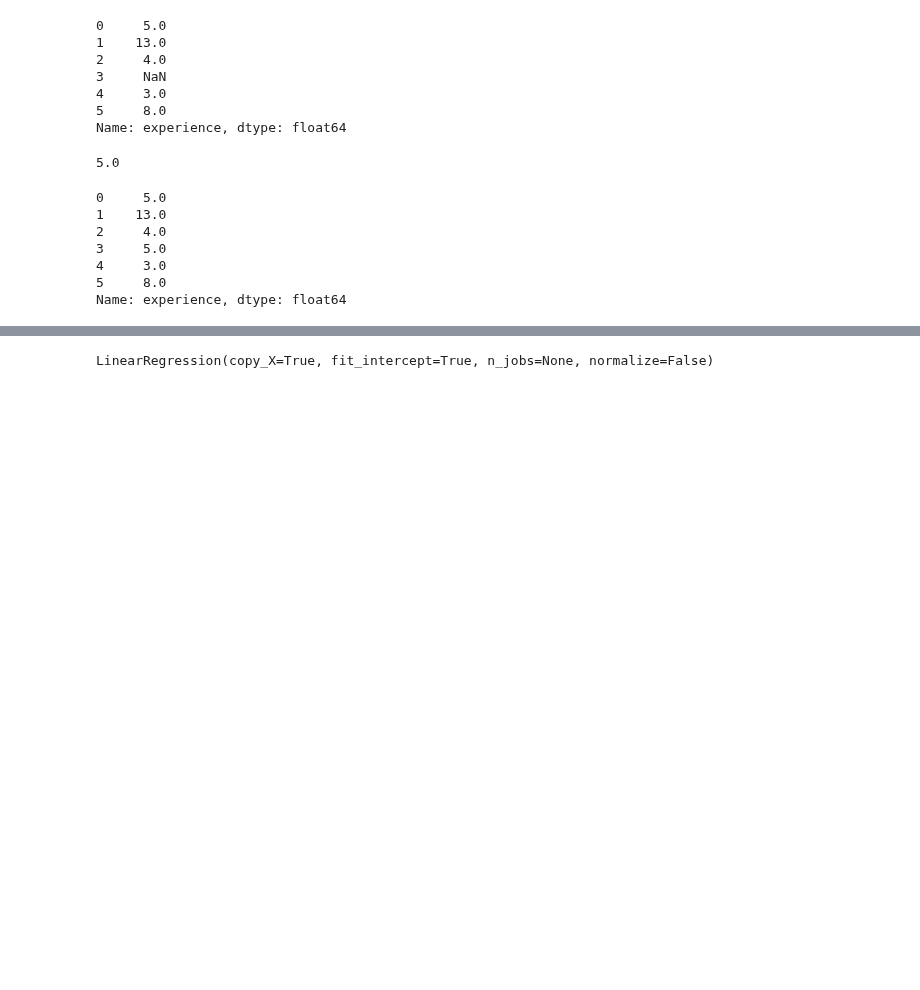
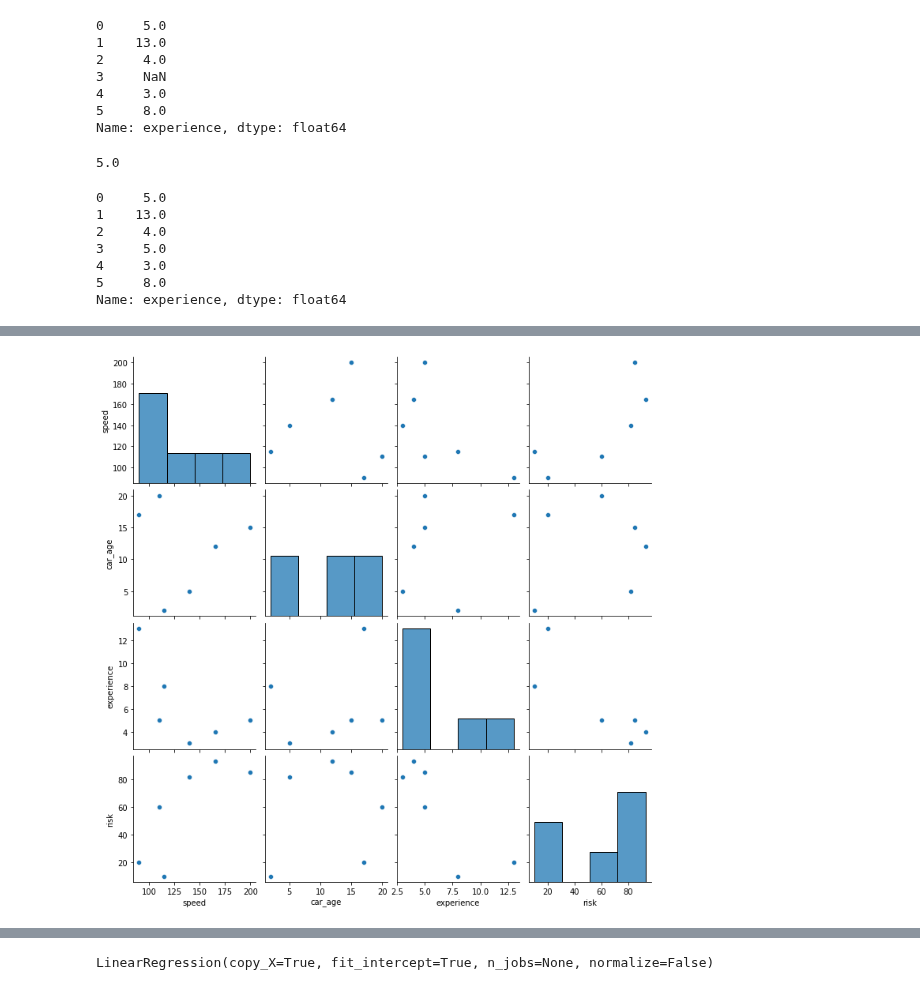
Before and after one commit to Void-Brain70/Machine_Learning, a Jupyter notebook: multivariable_linear_regression_withSK_Learn.ipynb, the cells around one changed output, grey strips where cells are left out. Drawn from its saved outputs; the diff is of its cells as text; code cells hidden in the pictures; blank space fills up the shorter version.

```diff
--- a/multivariable_linear_regression_withSK_Learn.ipynb
+++ b/multivariable_linear_regression_withSK_Learn.ipynb
@@ -44,0 +62,5 @@ Name: experience, dtype: float64
+# %%
+sns.pairplot(df)
+plt.show()
+# %% [output]
+[figure, added]
```
Also changed, not shown: parts of 15 cells of this notebook.
